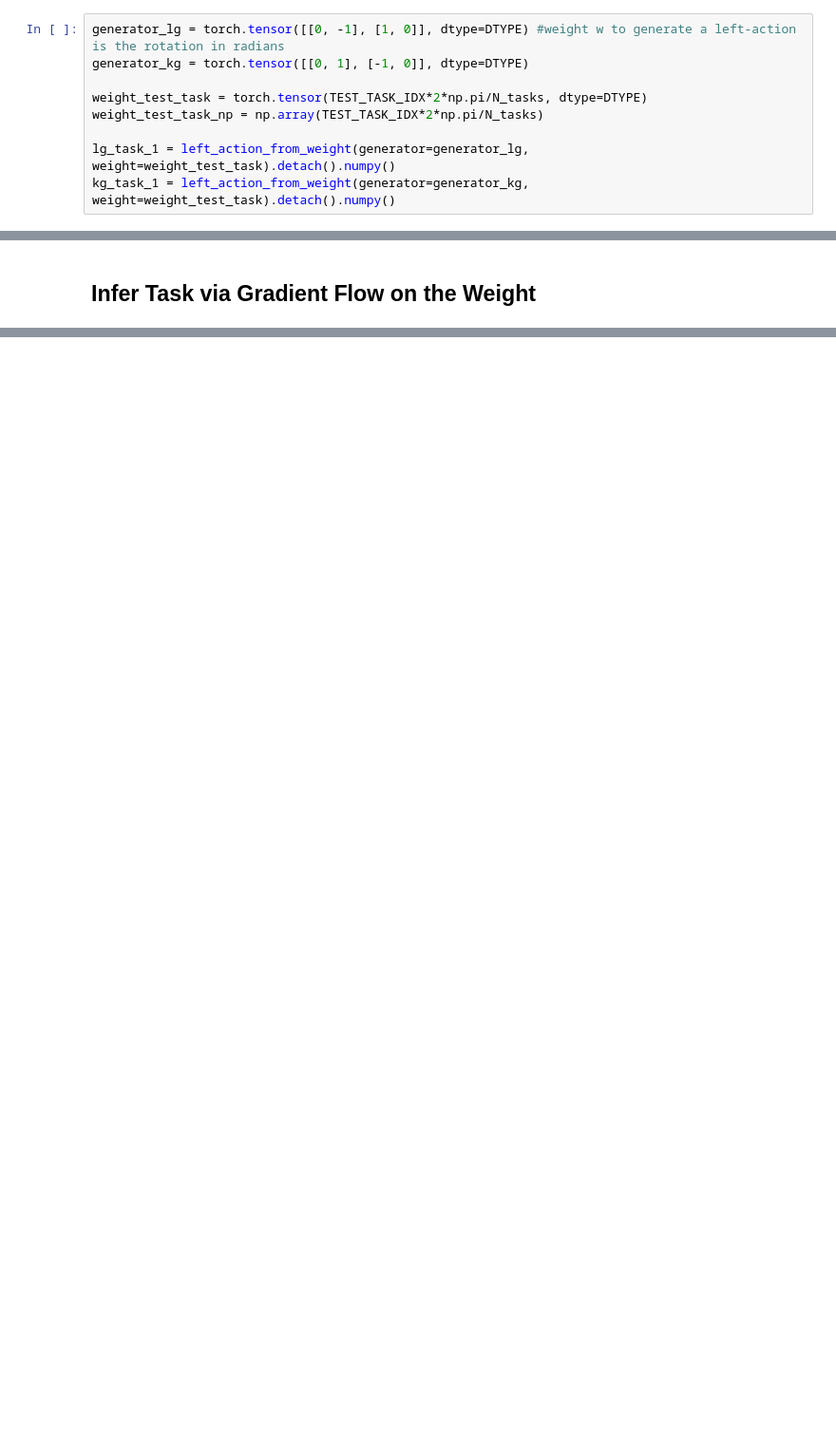
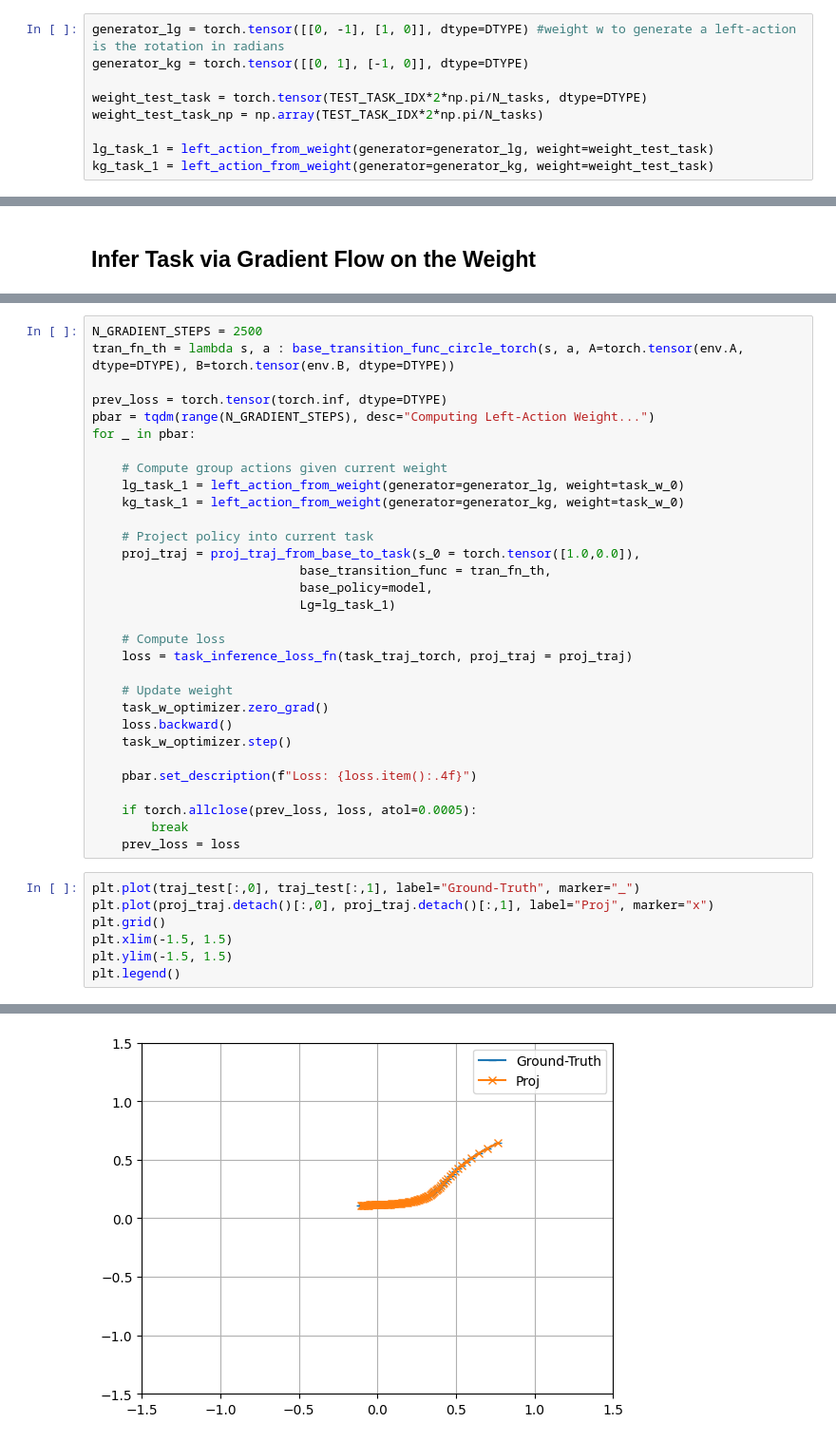
Before and after one commit to PaulNitschke/geo_meta_rl, a Jupyter notebook: task_inference.ipynb, the cells around one changed output, grey strips where cells are left out. Shown at 95% size. Saved outputs shown, nothing was run; the diff lists cells and outputs as text; blank space fills up the shorter version.

Commit message:
implemented task inference wo noise

```diff
--- a/task_inference.ipynb
+++ b/task_inference.ipynb
@@ -389,5 +372,5 @@ generator_kg = torch.tensor([[0, 1], [-1, 0]], dtype=DTYPE)
 weight_test_task = torch.tensor(TEST_TASK_IDX*2*np.pi/N_tasks, dtype=DTYPE)
 weight_test_task_np = np.array(TEST_TASK_IDX*2*np.pi/N_tasks)
 
-lg_task_1 = left_action_from_weight(generator=generator_lg, weight=weight_test_task).detach().numpy()
-kg_task_1 = left_action_from_weight(generator=generator_kg, weight=weight_test_task).detach().numpy()
+lg_task_1 = left_action_from_weight(generator=generator_lg, weight=weight_test_task)
+kg_task_1 = left_action_from_weight(generator=generator_kg, weight=weight_test_task)
@@ -547,0 +435,39 @@ proj_traj_from_base_to_task(s_0 = torch.tensor([1.0,0.0]),
+# %%
+N_GRADIENT_STEPS = 2500
+tran_fn_th = lambda s, a : base_transition_func_circle_torch(s, a, A=torch.tensor(env.A, dtype=DTYPE), B=torch.tensor(env.B, dtype=DTYPE))
+
+prev_loss = torch.tensor(torch.inf, dtype=DTYPE)
+pbar = tqdm(range(N_GRADIENT_STEPS), desc="Computing Left-Action Weight...")
+for _ in pbar:
+
+    # Compute group actions given current weight
+    lg_task_1 = left_action_from_weight(generator=generator_lg, weight=task_w_0)
+    kg_task_1 = left_action_from_weight(generator=generator_kg, weight=task_w_0)
+
+    # Project policy into current task
+    proj_traj = proj_traj_from_base_to_task(s_0 = torch.tensor([1.0,0.0]),
+                            base_transition_func = tran_fn_th,
+                            base_policy=model,
+                            Lg=lg_task_1)
+
+    # Compute loss
+    loss = task_inference_loss_fn(task_traj_torch, proj_traj = proj_traj)
+
+    # Update weight
+    task_w_optimizer.zero_grad()
+    loss.backward()
+    task_w_optimizer.step()
+
+    pbar.set_description(f"Loss: {loss.item():.4f}")
+
+    if torch.allclose(prev_loss, loss, atol=0.0005):
+        break
+    prev_loss = loss
+# %%
+plt.plot(traj_test[:,0], traj_test[:,1], label="Ground-Truth", marker="_")
+plt.plot(proj_traj.detach()[:,0], proj_traj.detach()[:,1], label="Proj", marker="x")
+plt.grid()
+plt.xlim(-1.5, 1.5)
+plt.ylim(-1.5, 1.5)
+plt.legend()
+# %% [output]
@@ -547,0 +475 @@ proj_traj_from_base_to_task(s_0 = torch.tensor([1.0,0.0]),
+[figure, added]
```
Also changed, not shown: parts of 13 cells of this notebook.
